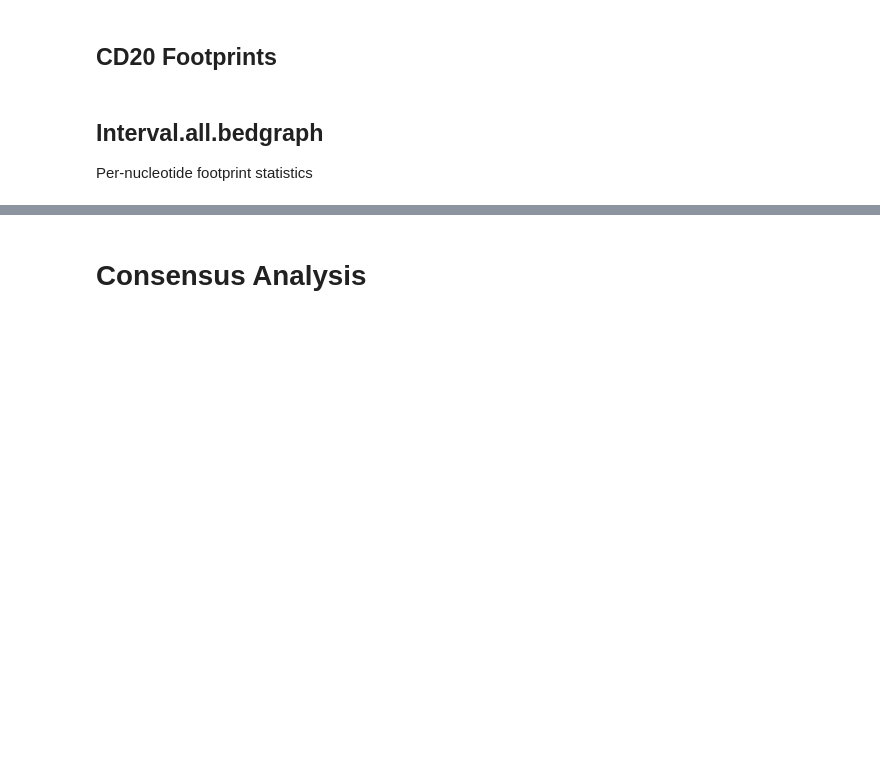
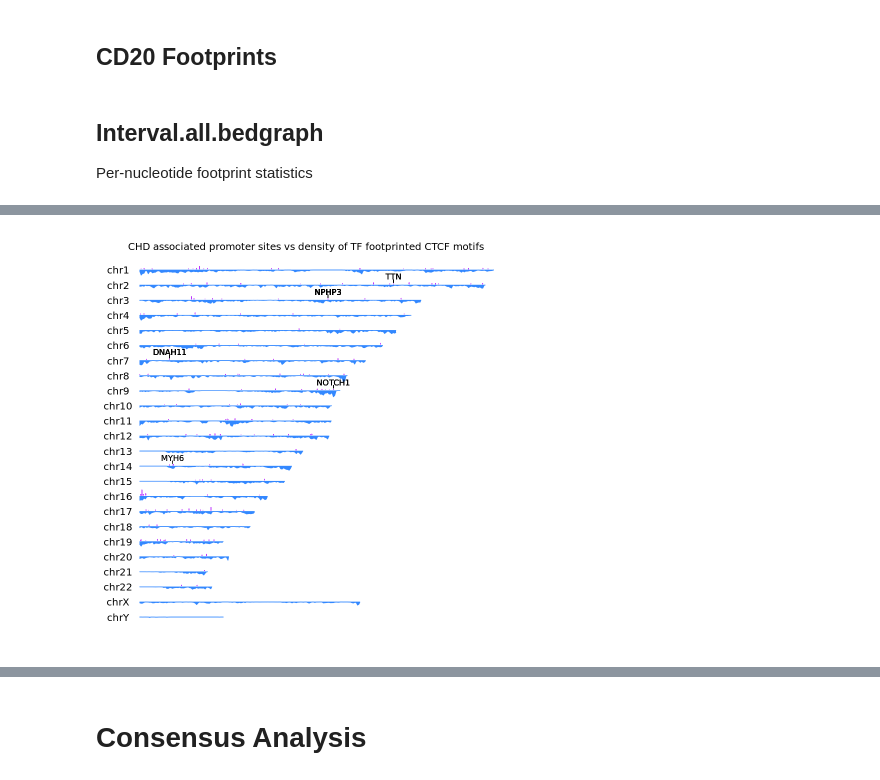
Before and after one commit to apblair/human-TF-footprinting, a Jupyter notebook: Notebooks/ConsensusTF-PermutationAnalysis.ipynb, the cells around one changed output, grey strips where cells are left out. Drawn from its saved outputs; the diff is of its cells as text; code cells hidden in the pictures; blank space fills up the shorter version.

```diff
--- a/Notebooks/ConsensusTF-PermutationAnalysis.ipynb
+++ b/Notebooks/ConsensusTF-PermutationAnalysis.ipynb
@@ -50,0 +353,20 @@ cd20_all_chr19 <- cd20_all[cd20_all@seqnames == 'chr19']
+# %%
+dm_annotated_ctcf_subset <- as_granges(df_dm_annotated_ctcf_subset)
+dm_annotated_ctcf_promoters_subset <- dm_annotated_ctcf_subset[dm_annotated_ctcf_subset$annot.type == 'hg38_genes_promoters']
+# %%
+gene_bed <- dm_annotated_ctcf_promoters_subset[dm_annotated_ctcf_promoters_subset$annot.symbol %in%
+                                               c('NOTCH1', 'MYH6','TTN', 'DNAH11', 'DNAI2', 'NPHP3'),]
+# %%
+kp <- plotKaryotype(plot.type=6, main="CHD associated promoter sites vs density of TF footprinted CTCF motifs", ideogram.plotter = NULL)
+kp <- kpPlotDensity(kp, consensus_bed_ctcf, data.panel="ideogram",
+                    col="#3388FF", border="#3388FF",
+                    r0=0.5, r1=0)
+kp <- kpPlotRegions(kp, dm_annotated_ctcf_promoters_subset,
+                    data.panel="ideogram",
+                    col="#bb33ff",
+                    border="#bb33ff",
+                    r0=0.6, r1=1)
+kpPlotMarkers(kp, data=gene_bed, labels=gene_bed$annot.symbol, text.orientation = "horizontal",
+              r0=0.7, cex=0.8, adjust.label.position = FALSE)
+# %% [output]
+[figure, added]
```
Also changed, not shown: parts of 40 cells of this notebook.
